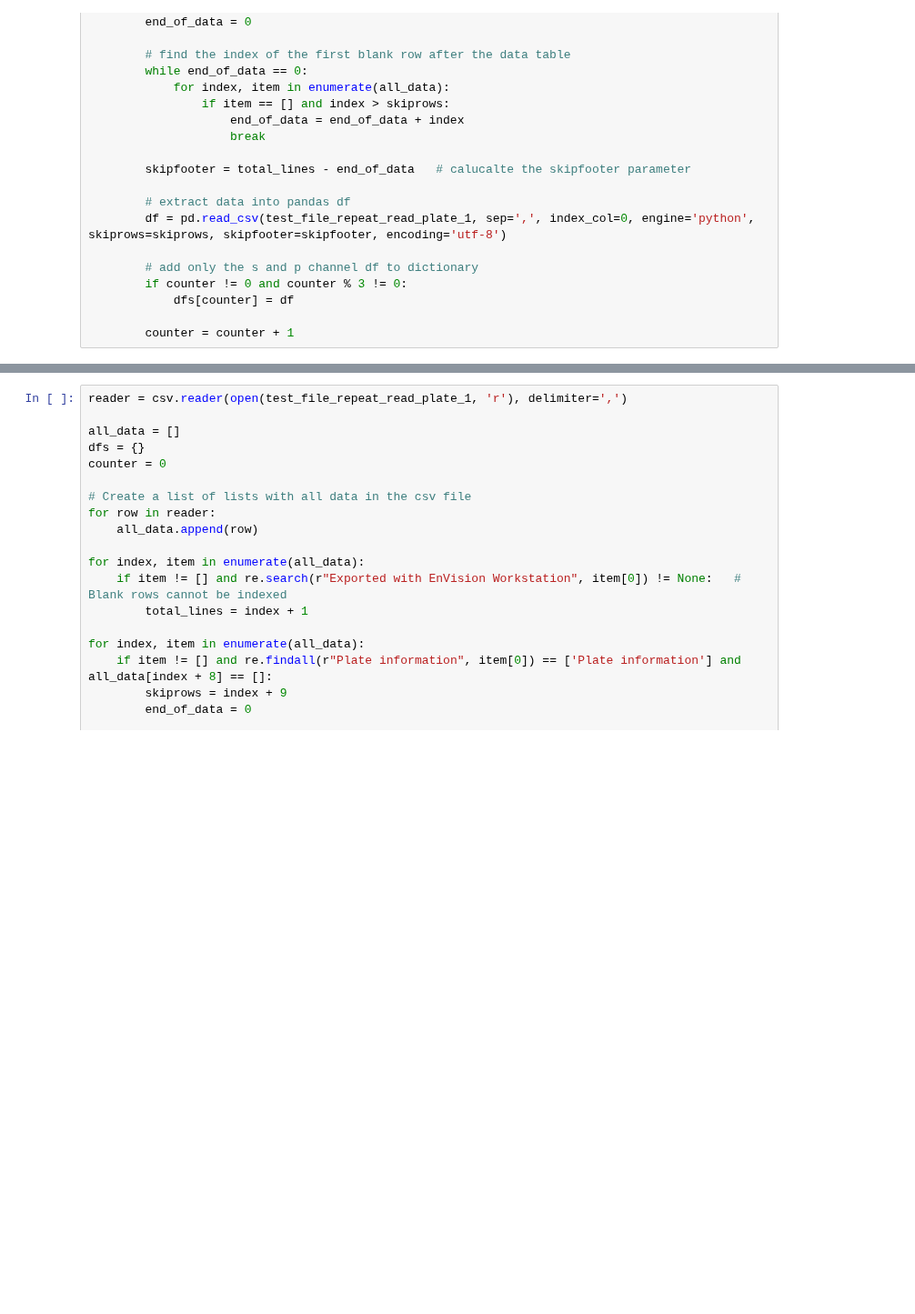
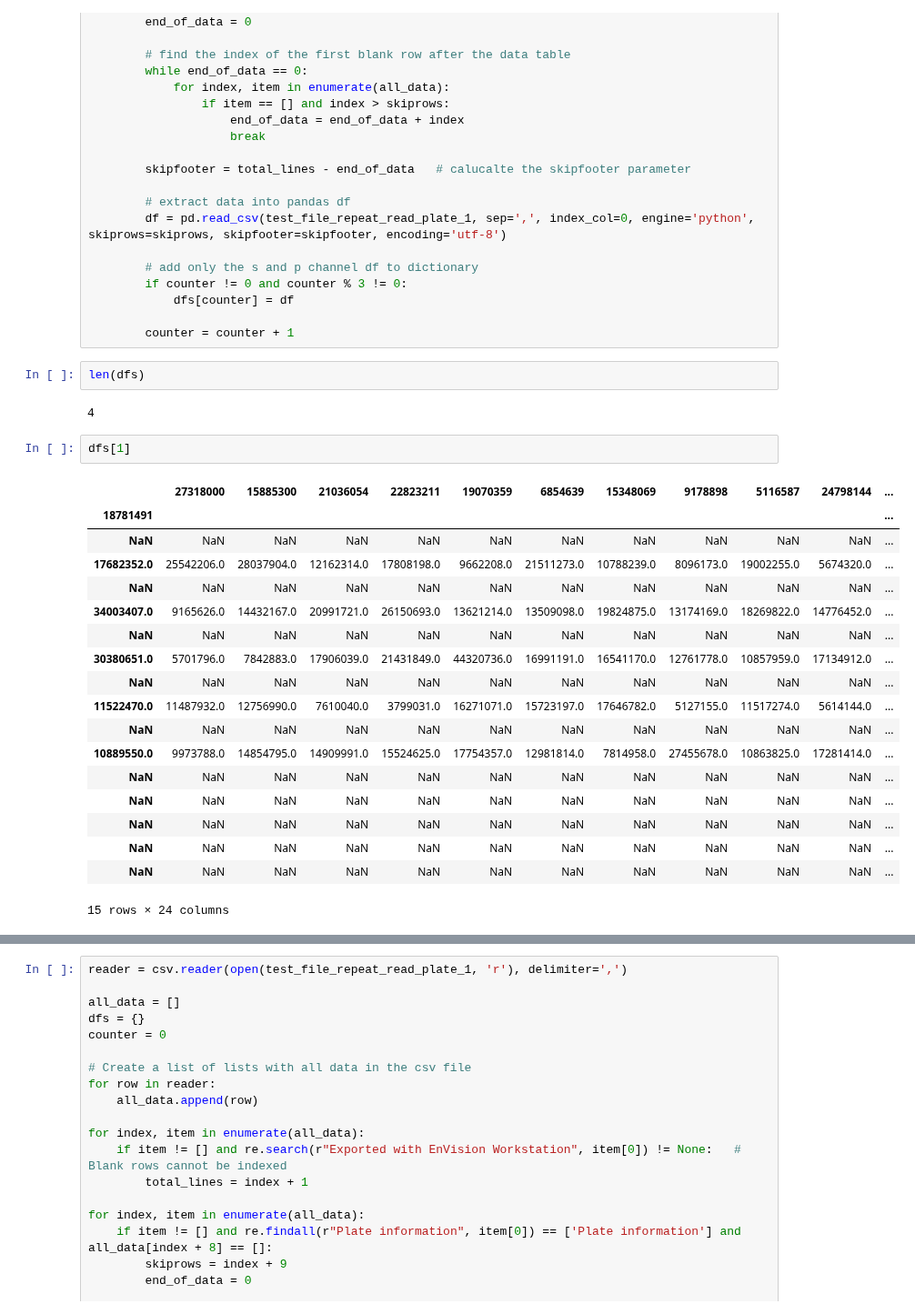
Before and after one commit to mariuszlas/Fluorescence-Anisotropy-Analysis-Development, a Jupyter notebook: fluorescenceanisotropy/Plate 1.ipynb, the cells around one changed output, grey strips where cells are left out. Shown at 91% size. Saved outputs shown, nothing was run; the diff lists cells and outputs as text; blank space fills up the shorter version.

```diff
--- a/fluorescenceanisotropy/Plate 1.ipynb
+++ b/fluorescenceanisotropy/Plate 1.ipynb
@@ -47,3 +47,28 @@ for index, item in enumerate(all_data):
             dfs[counter] = df
 
         counter = counter + 1
+# %%
+len(dfs)
+# %% [output]
+4
+# %%
+dfs[1]
+# %% [output]
+|  | 27318000 | 15885300 | 21036054 | 22823211 | 19070359 | 6854639 | 15348069 | 9178898 | 5116587 | 24798144 | ... |
+| 18781491 |  |  |  |  |  |  |  |  |  |  | ... |
+| NaN | NaN | NaN | NaN | NaN | NaN | NaN | NaN | NaN | NaN | NaN | ... |
+| 17682352.0 | 25542206.0 | 28037904.0 | 12162314.0 | 17808198.0 | 9662208.0 | 21511273.0 | 10788239.0 | 8096173.0 | 19002255.0 | 5674320.0 | ... |
+| NaN | NaN | NaN | NaN | NaN | NaN | NaN | NaN | NaN | NaN | NaN | ... |
+| 34003407.0 | 9165626.0 | 14432167.0 | 20991721.0 | 26150693.0 | 13621214.0 | 13509098.0 | 19824875.0 | 13174169.0 | 18269822.0 | 14776452.0 | ... |
+| NaN | NaN | NaN | NaN | NaN | NaN | NaN | NaN | NaN | NaN | NaN | ... |
+| 30380651.0 | 5701796.0 | 7842883.0 | 17906039.0 | 21431849.0 | 44320736.0 | 16991191.0 | 16541170.0 | 12761778.0 | 10857959.0 | 17134912.0 | ... |
+| NaN | NaN | NaN | NaN | NaN | NaN | NaN | NaN | NaN | NaN | NaN | ... |
+| 11522470.0 | 11487932.0 | 12756990.0 | 7610040.0 | 3799031.0 | 16271071.0 | 15723197.0 | 17646782.0 | 5127155.0 | 11517274.0 | 5614144.0 | ... |
+| NaN | NaN | NaN | NaN | NaN | NaN | NaN | NaN | NaN | NaN | NaN | ... |
+| 10889550.0 | 9973788.0 | 14854795.0 | 14909991.0 | 15524625.0 | 17754357.0 | 12981814.0 | 7814958.0 | 27455678.0 | 10863825.0 | 17281414.0 | ... |
+| NaN | NaN | NaN | NaN | NaN | NaN | NaN | NaN | NaN | NaN | NaN | ... |
+| NaN | NaN | NaN | NaN | NaN | NaN | NaN | NaN | NaN | NaN | NaN | ... |
+| NaN | NaN | NaN | NaN | NaN | NaN | NaN | NaN | NaN | NaN | NaN | ... |
+| NaN | NaN | NaN | NaN | NaN | NaN | NaN | NaN | NaN | NaN | NaN | ... |
+| NaN | NaN | NaN | NaN | NaN | NaN | NaN | NaN | NaN | NaN | NaN | ... |
+15 rows × 24 columns
```
Also changed, not shown: parts of 2 cells of this notebook.
